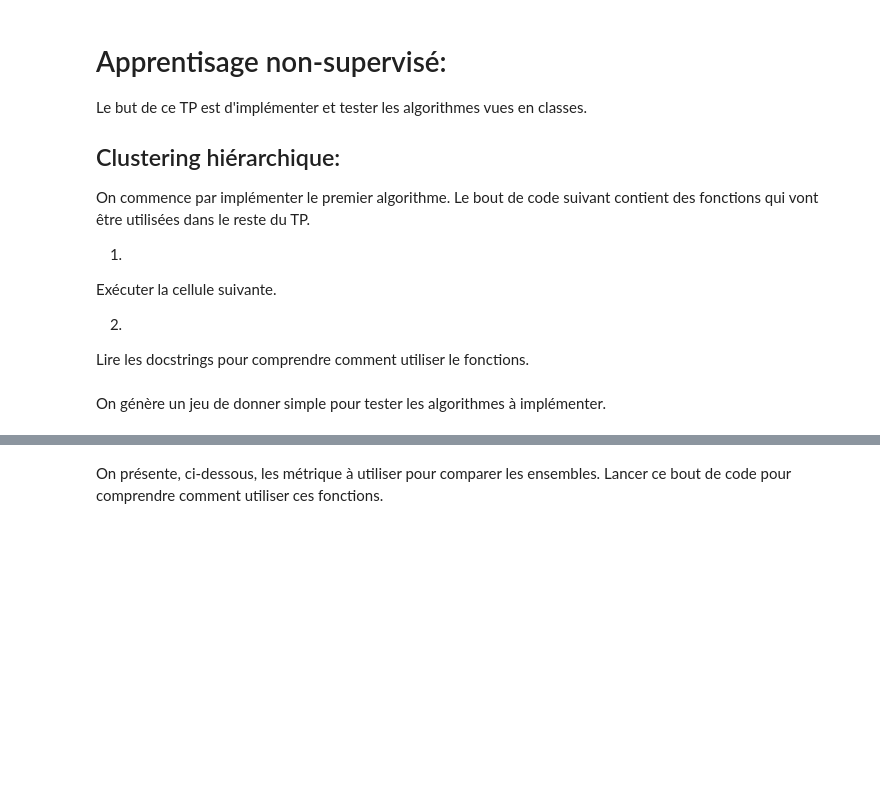
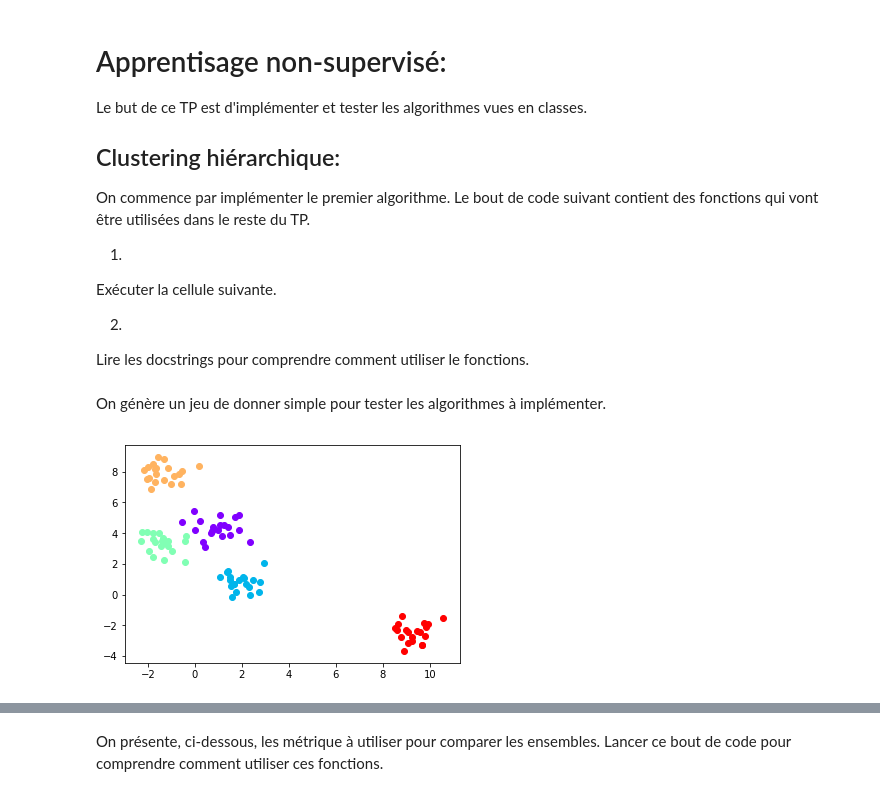
Before and after one commit to ethiy/intro2ml, a Jupyter notebook: practical_session/unsuperviszed_correction.ipynb, the cells around one changed output, grey strips where cells are left out. Drawn from its saved outputs; the diff is of its cells as text; code cells hidden in the pictures; blank space fills up the shorter version.

```diff
--- a/practical_session/unsuperviszed_correction.ipynb
+++ b/practical_session/unsuperviszed_correction.ipynb
@@ -51,9 +51,11 @@ On génère un jeu de donner simple pour tester les algorithmes à implémenter.
 # %%
 import sklearn.datasets
 
-K_gt = 3
+K_gt = 5
 X, Y = sklearn.datasets.make_blobs(n_samples=100, centers=K_gt, random_state=0, cluster_std=.6)
 
 # Plotting the ground truth
 f, ax = plt.subplots(1, 1)
 plot_dataset(X, Y, ax, colors=plt.cm.rainbow(np.linspace(0, 1, K_gt)))
+# %% [output]
+[figure, added]
```
Also changed, not shown: parts of 7 cells of this notebook, 1 other file.
